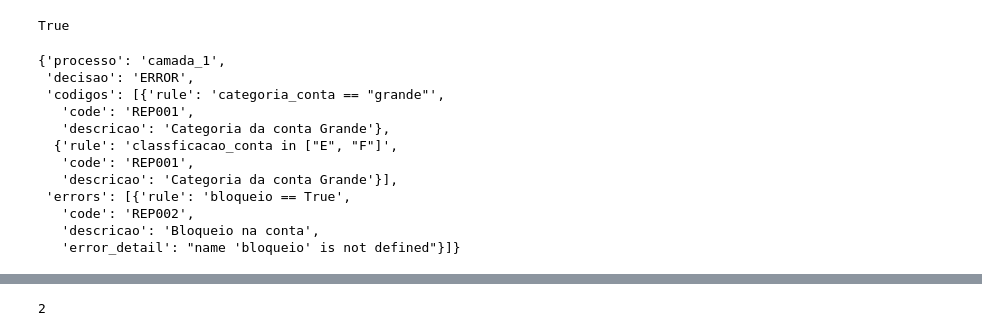
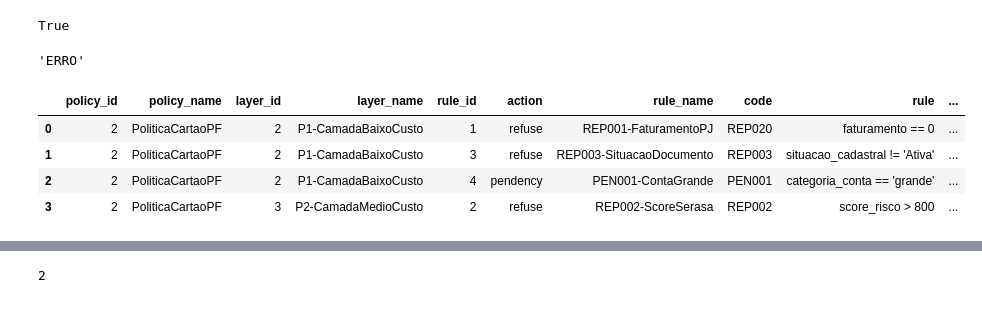
Before and after one commit to humbertoinfnet/desenvolvimento-fullstack-basico, a Jupyter notebook: notebook.ipynb, the cells around one changed output, grey strips where cells are left out. Drawn from its saved outputs; the diff is of its cells as text; code cells hidden in the pictures.

```diff
--- a/notebook.ipynb
+++ b/notebook.ipynb
@@ -96,2 +117,9 @@ rules = [
 ]
+# %%
+layer_result = 'ERRO'
+final_result = 'APROVADO'
+priority = ['ERRO', 'REPROVADO', 'PENDENTE', 'APROVADO']
+priority[min([priority.index(layer_result), priority.index(final_result)])]
+# %% [output]
+'ERRO'
 # %%
@@ -120,16 +161,10 @@ def decisao(rules, layer):
     return decisao
-# %%
-decisao(rules, 'camada_1')
-# %% [output]
-{'processo': 'camada_1',
- 'decisao': 'ERROR',
- 'codigos': [{'rule': 'categoria_conta == "grande"',
-   'code': 'REP001',
-   'descricao': 'Categoria da conta Grande'},
-  {'rule': 'classficacao_conta in ["E", "F"]',
-   'code': 'REP001',
-   'descricao': 'Categoria da conta Grande'}],
- 'errors': [{'rule': 'bloqueio == True',
-   'code': 'REP002',
-   'descricao': 'Bloqueio na conta',
-   'error_detail': "name 'bloqueio' is not defined"}]}
+# %%
+df_policy_rule = pd.read_clipboard(sep=',')
+df_policy_rule
+# %% [output]
+|  | policy_id | policy_name | layer_id | layer_name | rule_id | action | rule_name | code | rule | ... |
+| 0 | 2 | PoliticaCartaoPF | 2 | P1-CamadaBaixoCusto | 1 | refuse | REP001-FaturamentoPJ | REP020 | faturamento == 0 | ... |
+| 1 | 2 | PoliticaCartaoPF | 2 | P1-CamadaBaixoCusto | 3 | refuse | REP003-SituacaoDocumento | REP003 | situacao_cadastral != 'Ativa' | ... |
+| 2 | 2 | PoliticaCartaoPF | 2 | P1-CamadaBaixoCusto | 4 | pendency | PEN001-ContaGrande | PEN001 | categoria_conta == 'grande' | ... |
+| 3 | 2 | PoliticaCartaoPF | 3 | P2-CamadaMedioCusto | 2 | refuse | REP002-ScoreSerasa | REP002 | score_risco > 800 | ... |
```
Also changed, not shown: parts of 13 cells of this notebook, 17 other files.
